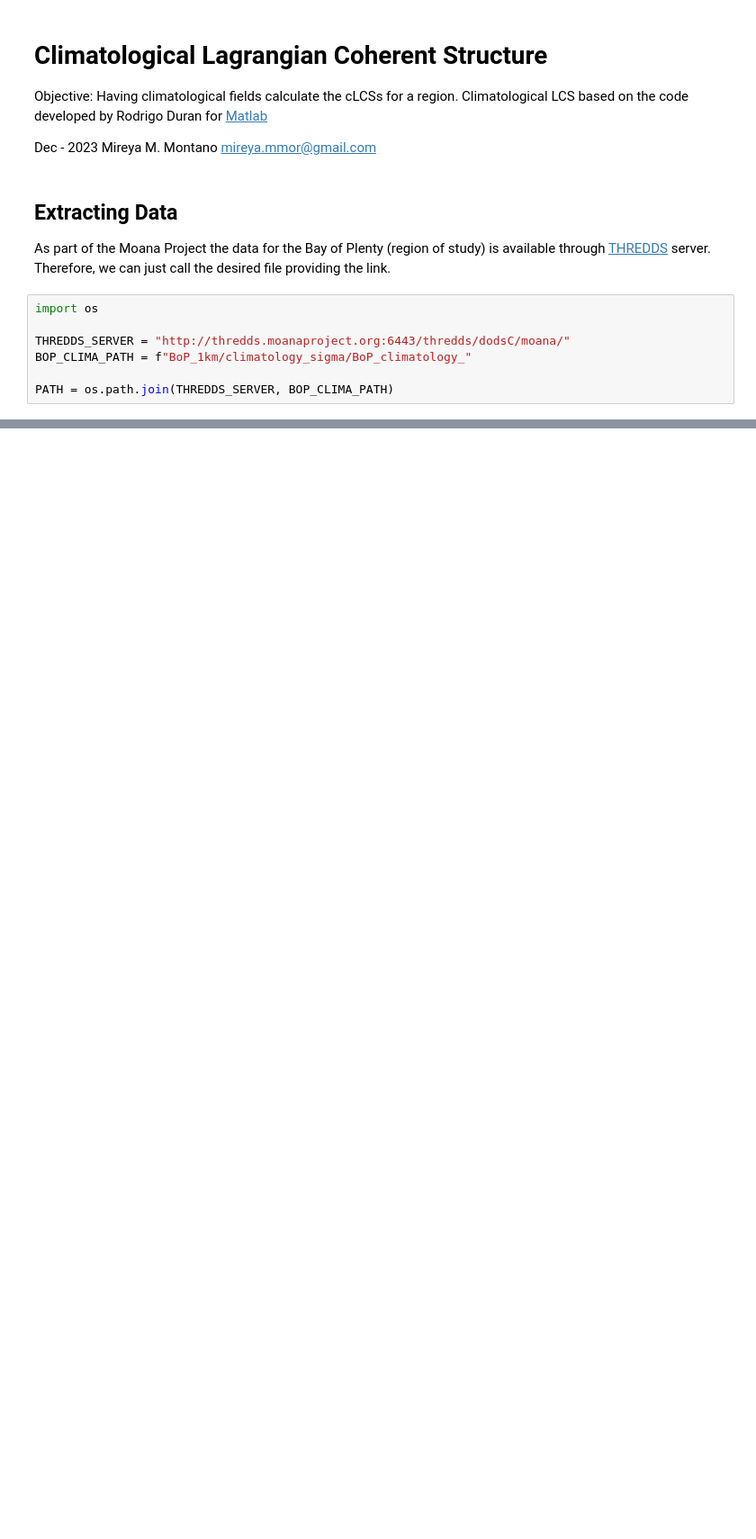
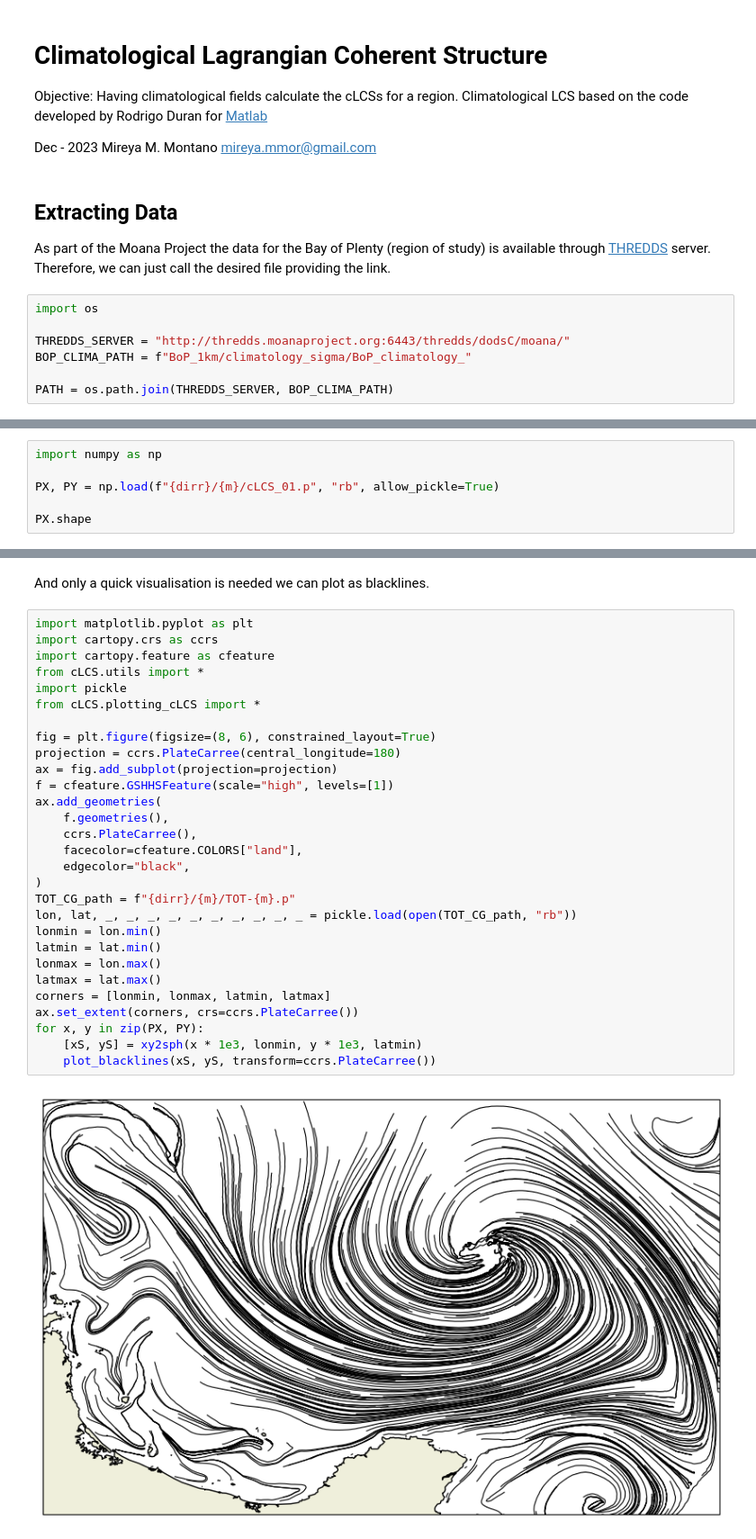
Before and after one commit to MireyaMMO/cLCS, a Jupyter notebook: examples/01_cLCS_complete_run.ipynb, the cells around one changed output, grey strips where cells are left out. Shown at 90% size. Cells and saved outputs as stored; diff of their text form; blank space fills up the shorter version.

```diff
--- a/examples/01_cLCS_complete_run.ipynb
+++ b/examples/01_cLCS_complete_run.ipynb
@@ -79,0 +142,6 @@ squeezelines.run()
+# %%
+import numpy as np
+
+PX, PY = np.load(f"{dirr}/{m}/cLCS_01.p", "rb", allow_pickle=True)
+
+PX.shape
@@ -97,0 +181,33 @@ KeyboardInterrupt:
+# %% [markdown]
+And only a quick visualisation is needed we can plot as blacklines.
+# %%
+import matplotlib.pyplot as plt
+import cartopy.crs as ccrs
+import cartopy.feature as cfeature
+from cLCS.utils import *
+import pickle
+from cLCS.plotting_cLCS import *
+
+fig = plt.figure(figsize=(8, 6), constrained_layout=True)
+projection = ccrs.PlateCarree(central_longitude=180)
+ax = fig.add_subplot(projection=projection)
+f = cfeature.GSHHSFeature(scale="high", levels=[1])
+ax.add_geometries(
+    f.geometries(),
+    ccrs.PlateCarree(),
+    facecolor=cfeature.COLORS["land"],
+    edgecolor="black",
+)
+TOT_CG_path = f"{dirr}/{m}/TOT-{m}.p"
+lon, lat, _, _, _, _, _, _, _, _, _, _ = pickle.load(open(TOT_CG_path, "rb"))
+lonmin = lon.min()
+latmin = lat.min()
+lonmax = lon.max()
+latmax = lat.max()
+corners = [lonmin, lonmax, latmin, latmax]
+ax.set_extent(corners, crs=ccrs.PlateCarree())
+for x, y in zip(PX, PY):
+    [xS, yS] = xy2sph(x * 1e3, lonmin, y * 1e3, latmin)
+    plot_blacklines(xS, yS, transform=ccrs.PlateCarree())
+# %% [output]
+[figure, added]
```
Also changed, not shown: parts of 15 cells of this notebook.
